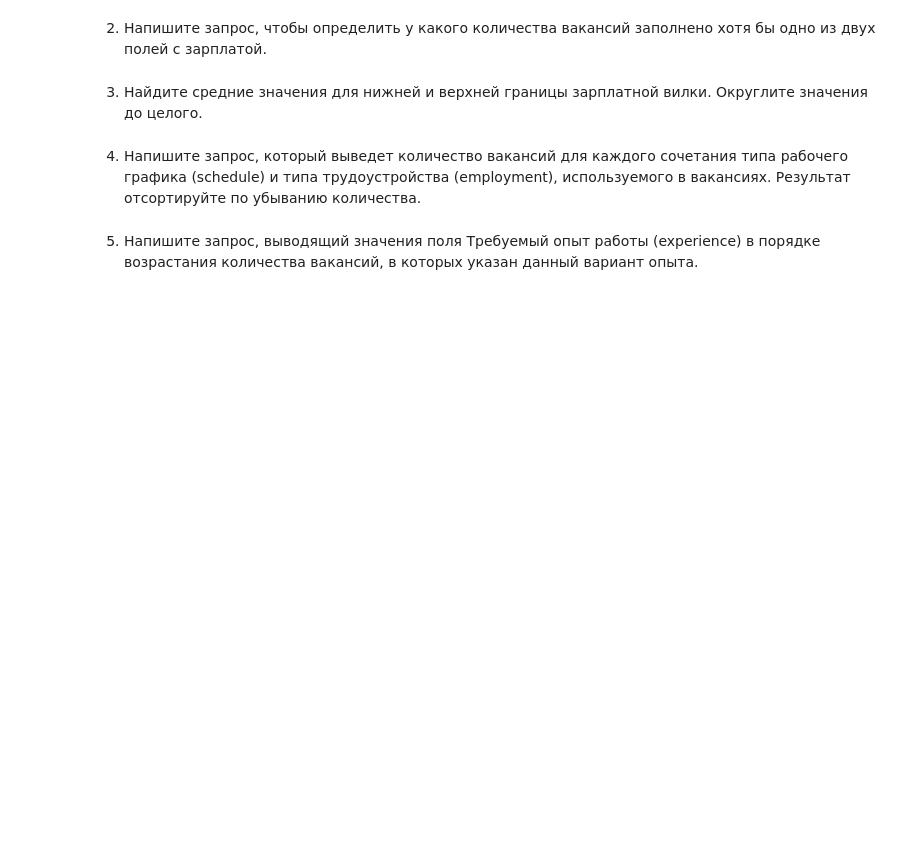
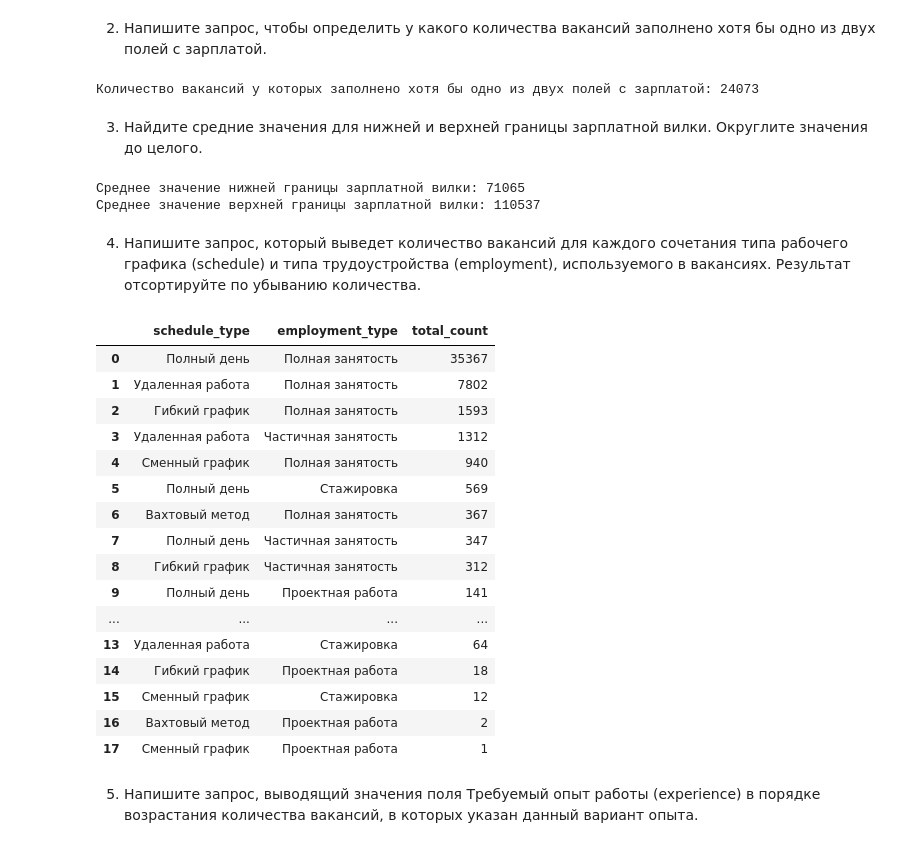
Before and after one commit to AntonYurkovskiy/Project_2_SQL_hh_analiysis, a Jupyter notebook: Project_2_Ноутбук_шаблон.ipynb, the cells around one changed output. Saved outputs shown, nothing was run; the diff lists cells and outputs as text; code cells hidden in the pictures; blank space fills up the shorter version.

Commit message:
add detailed vacancies analysis

```diff
--- a/Project_2_Ноутбук_шаблон.ipynb
+++ b/Project_2_Ноутбук_шаблон.ipynb
@@ -144,5 +174,10 @@ connection.close()
 # %%
 # результат запроса
+df = pd.read_sql_query(query_4_2, connection)
+not_null_salary_amount = df.iloc[0,0]
+print(f'Количество вакансий у которых заполнено хотя бы одно из двух полей с зарплатой: {not_null_salary_amount}')
+# %% [output]
+Количество вакансий у которых заполнено хотя бы одно из двух полей с зарплатой: 24073
 # %% [markdown]
 3. Найдите средние значения для нижней и верхней границы зарплатной вилки. Округлите значения до целого.
 # %%
@@ -150,11 +190,47 @@ connection.close()
 # %%
 # результат запроса
+df = pd.read_sql_query(query_4_3, connection)
+average_low_salary = round(df.iloc[0,0])
+average_high_salary = round(df.iloc[0,1])
+print(f'Среднее значение нижней границы зарплатной вилки: {average_low_salary}')
+print(f'Среднее значение верхней границы зарплатной вилки: {average_high_salary}')
+# %% [output]
+Среднее значение нижней границы зарплатной вилки: 71065
+Среднее значение верхней границы зарплатной вилки: 110537
 # %% [markdown]
 4. Напишите запрос, который выведет количество вакансий для каждого сочетания типа рабочего графика (schedule) и типа трудоустройства (employment), используемого в вакансиях. Результат отсортируйте по убыванию количества.
 # %%
 # текст запроса
+query_4_4 = f'''select
+                    schedule schedule_type,
+                    employment employment_type,
+                    count(id) total_count
+                from vacancies
+                group by schedule,employment
+                order by count(id) desc
+            '''
 # %%
 # результат запроса
+df = pd.read_sql_query(query_4_4, connection)
+display(df)
+# %% [output]
+|  | schedule_type | employment_type | total_count |
+| 0 | Полный день | Полная занятость | 35367 |
+| 1 | Удаленная работа | Полная занятость | 7802 |
+| 2 | Гибкий график | Полная занятость | 1593 |
+| 3 | Удаленная работа | Частичная занятость | 1312 |
+| 4 | Сменный график | Полная занятость | 940 |
+| 5 | Полный день | Стажировка | 569 |
+| 6 | Вахтовый метод | Полная занятость | 367 |
+| 7 | Полный день | Частичная занятость | 347 |
+| 8 | Гибкий график | Частичная занятость | 312 |
+| 9 | Полный день | Проектная работа | 141 |
+| ... | ... | ... | ... |
+| 13 | Удаленная работа | Стажировка | 64 |
+| 14 | Гибкий график | Проектная работа | 18 |
+| 15 | Сменный график | Стажировка | 12 |
+| 16 | Вахтовый метод | Проектная работа | 2 |
+| 17 | Сменный график | Проектная работа | 1 |
 # %% [markdown]
 5. Напишите запрос, выводящий значения поля Требуемый опыт работы (experience) в порядке возрастания количества вакансий, в которых указан данный вариант опыта.
 # %%
```
Also changed, not shown: parts of 11 cells of this notebook.
